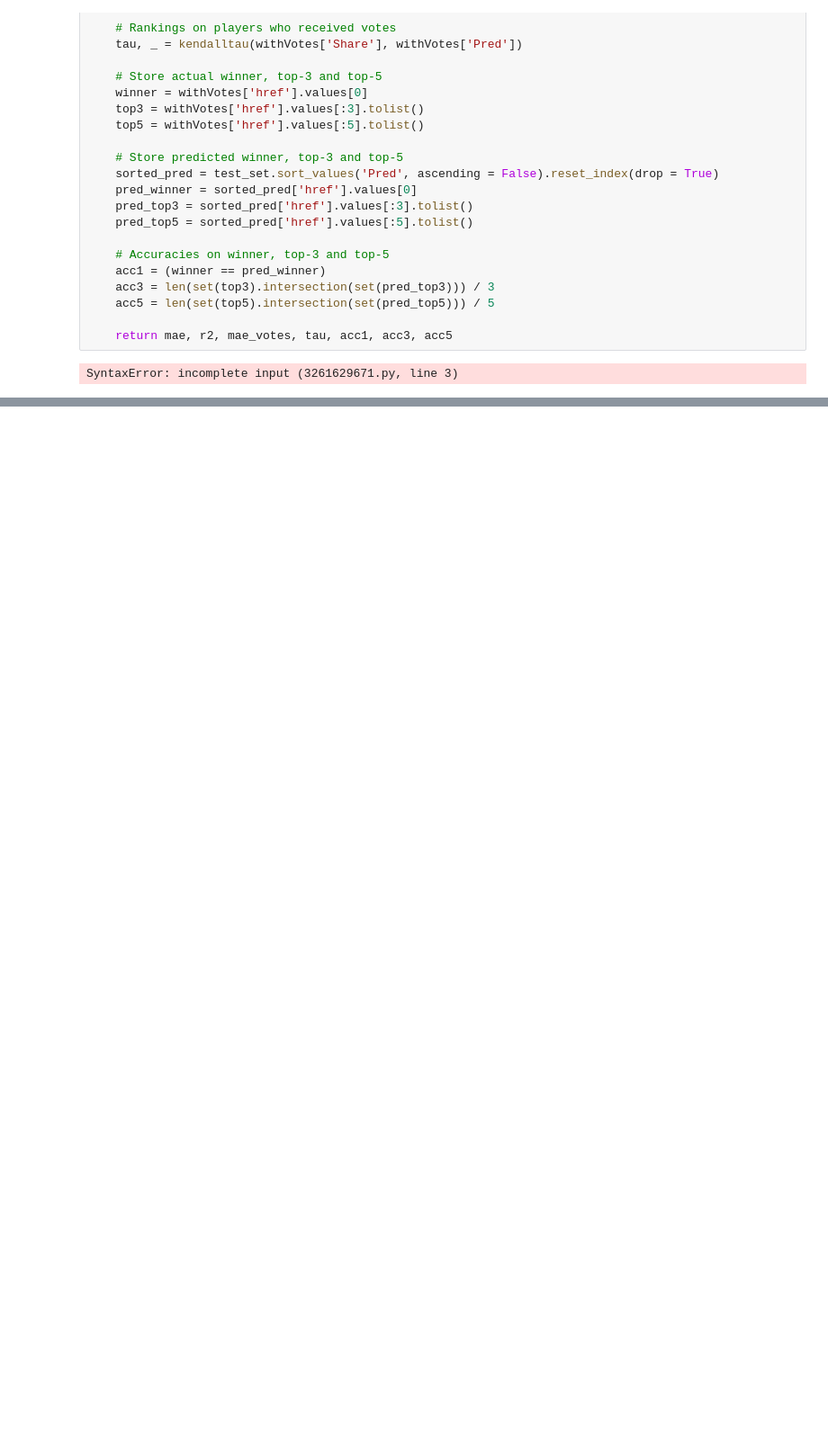
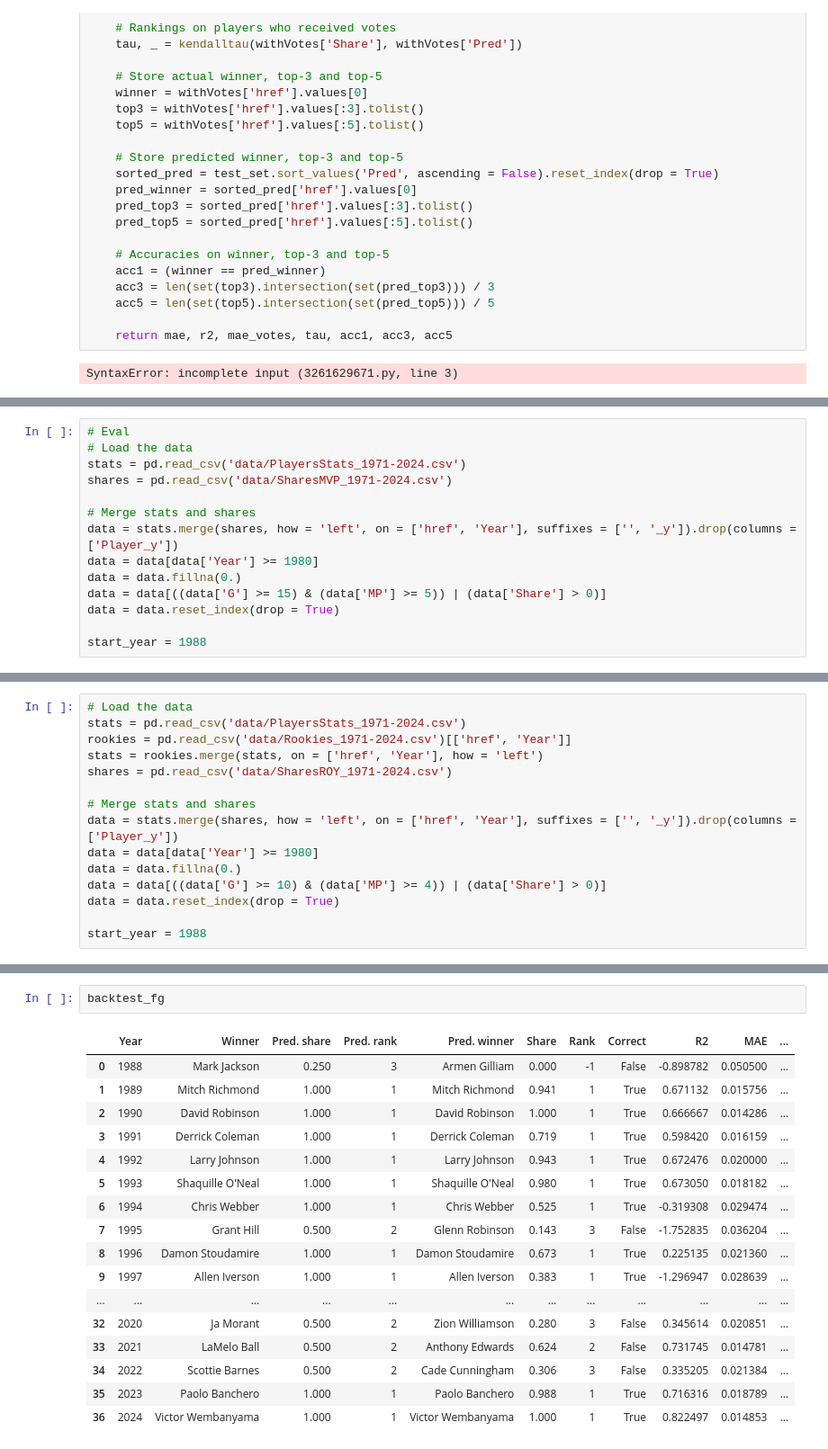
Before and after one commit to martinbog19/nba-awards, a Jupyter notebook: exploration.ipynb, the cells around one changed output, grey strips where cells are left out. Shown at 90% size. Cells and saved outputs as stored; diff of their text form; blank space fills up the shorter version.

```diff
--- a/exploration.ipynb
+++ b/exploration.ipynb
@@ -169,0 +175,14 @@ SyntaxError: incomplete input (3261629671.py, line 3)
+# %%
+# Eval
+# Load the data
+stats = pd.read_csv('data/PlayersStats_1971-2024.csv')
+shares = pd.read_csv('data/SharesMVP_1971-2024.csv')
+
+# Merge stats and shares
+data = stats.merge(shares, how = 'left', on = ['href', 'Year'], suffixes = ['', '_y']).drop(columns = ['Player_y'])
+data = data[data['Year'] >= 1980]
+data = data.fillna(0.)
+data = data[((data['G'] >= 15) & (data['MP'] >= 5)) | (data['Share'] > 0)]
+data = data.reset_index(drop = True)
+
+start_year = 1988
@@ -169,0 +291,15 @@ SyntaxError: incomplete input (3261629671.py, line 3)
+# %%
+# Load the data
+stats = pd.read_csv('data/PlayersStats_1971-2024.csv')
+rookies = pd.read_csv('data/Rookies_1971-2024.csv')[['href', 'Year']]
+stats = rookies.merge(stats, on = ['href', 'Year'], how = 'left')
+shares = pd.read_csv('data/SharesROY_1971-2024.csv')
+
+# Merge stats and shares
+data = stats.merge(shares, how = 'left', on = ['href', 'Year'], suffixes = ['', '_y']).drop(columns = ['Player_y'])
+data = data[data['Year'] >= 1980]
+data = data.fillna(0.)
+data = data[((data['G'] >= 10) & (data['MP'] >= 4)) | (data['Share'] > 0)]
+data = data.reset_index(drop = True)
+
+start_year = 1988
@@ -169,0 +346,20 @@ SyntaxError: incomplete input (3261629671.py, line 3)
+# %%
+backtest_fg
+# %% [output]
+|  | Year | Winner | Pred. share | Pred. rank | Pred. winner | Share | Rank | Correct | R2 | MAE | ... |
+| 0 | 1988 | Mark Jackson | 0.250 | 3 | Armen Gilliam | 0.000 | -1 | False | -0.898782 | 0.050500 | ... |
+| 1 | 1989 | Mitch Richmond | 1.000 | 1 | Mitch Richmond | 0.941 | 1 | True | 0.671132 | 0.015756 | ... |
+| 2 | 1990 | David Robinson | 1.000 | 1 | David Robinson | 1.000 | 1 | True | 0.666667 | 0.014286 | ... |
+| 3 | 1991 | Derrick Coleman | 1.000 | 1 | Derrick Coleman | 0.719 | 1 | True | 0.598420 | 0.016159 | ... |
+| 4 | 1992 | Larry Johnson | 1.000 | 1 | Larry Johnson | 0.943 | 1 | True | 0.672476 | 0.020000 | ... |
+| 5 | 1993 | Shaquille O'Neal | 1.000 | 1 | Shaquille O'Neal | 0.980 | 1 | True | 0.673050 | 0.018182 | ... |
+| 6 | 1994 | Chris Webber | 1.000 | 1 | Chris Webber | 0.525 | 1 | True | -0.319308 | 0.029474 | ... |
+| 7 | 1995 | Grant Hill | 0.500 | 2 | Glenn Robinson | 0.143 | 3 | False | -1.752835 | 0.036204 | ... |
+| 8 | 1996 | Damon Stoudamire | 1.000 | 1 | Damon Stoudamire | 0.673 | 1 | True | 0.225135 | 0.021360 | ... |
+| 9 | 1997 | Allen Iverson | 1.000 | 1 | Allen Iverson | 0.383 | 1 | True | -1.296947 | 0.028639 | ... |
+| ... | ... | ... | ... | ... | ... | ... | ... | ... | ... | ... | ... |
+| 32 | 2020 | Ja Morant | 0.500 | 2 | Zion Williamson | 0.280 | 3 | False | 0.345614 | 0.020851 | ... |
+| 33 | 2021 | LaMelo Ball | 0.500 | 2 | Anthony Edwards | 0.624 | 2 | False | 0.731745 | 0.014781 | ... |
+| 34 | 2022 | Scottie Barnes | 0.500 | 2 | Cade Cunningham | 0.306 | 3 | False | 0.335205 | 0.021384 | ... |
+| 35 | 2023 | Paolo Banchero | 1.000 | 1 | Paolo Banchero | 0.988 | 1 | True | 0.716316 | 0.018789 | ... |
+| 36 | 2024 | Victor Wembanyama | 1.000 | 1 | Victor Wembanyama | 1.000 | 1 | True | 0.822497 | 0.014853 | ... |
```
Also changed, not shown: parts of 6 cells of this notebook, 2 other files.
